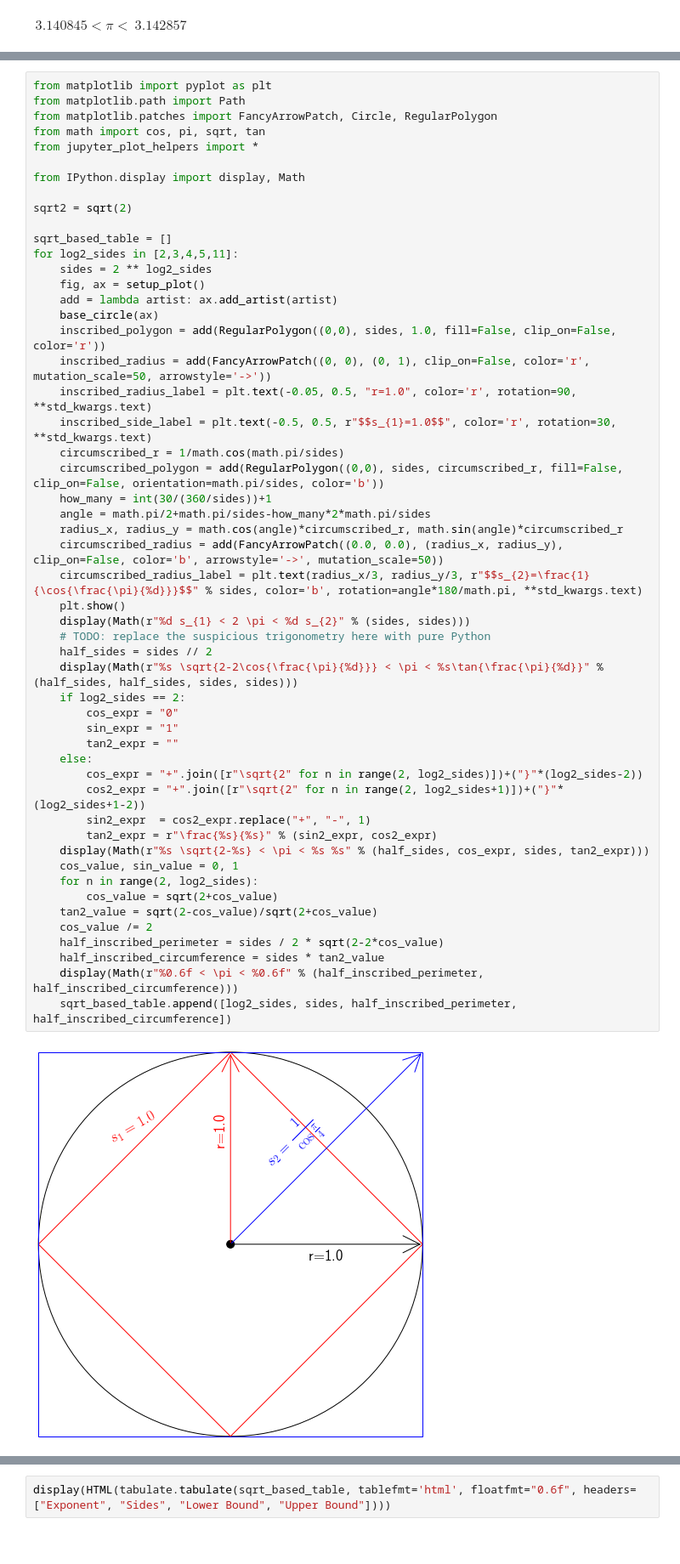
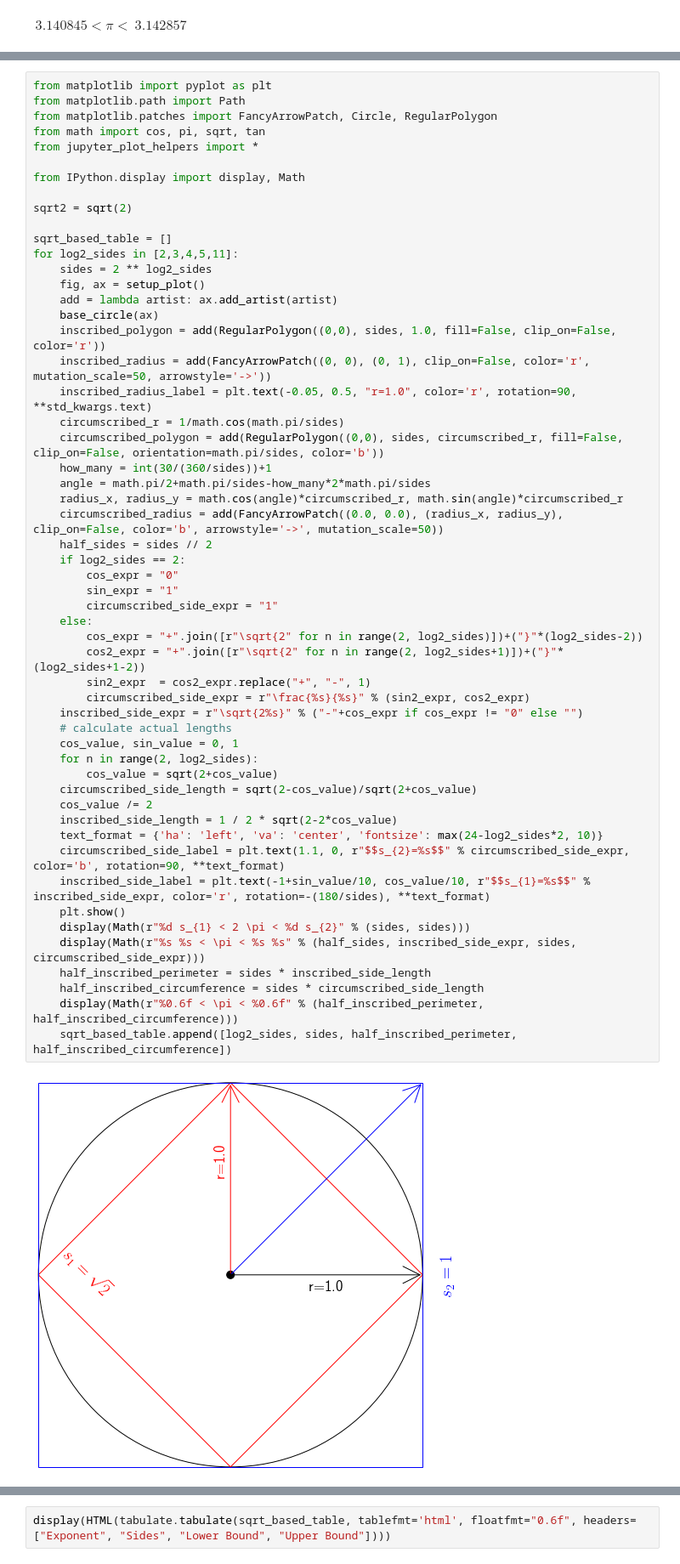
Before and after one commit to davidfraser/pi-spigot, a Jupyter notebook: talk-notes.ipynb, the cells around one changed output, grey strips where cells are left out. Shown: that part at 85% size. Saved outputs shown, nothing was run; the diff lists cells and outputs as text.

Commit message:
Removed section on trigonometry and adjusted subsequent polygon based section to refer to trig less

```diff
--- a/talk-notes.ipynb
+++ b/talk-notes.ipynb
@@ -218,44 +148,46 @@ sqrt2 = sqrt(2)
 sqrt_based_table = []
 for log2_sides in [2,3,4,5,11]:
     sides = 2 ** log2_sides
     fig, ax = setup_plot()
     add = lambda artist: ax.add_artist(artist)
     base_circle(ax)
     inscribed_polygon = add(RegularPolygon((0,0), sides, 1.0, fill=False, clip_on=False, color='r'))
     inscribed_radius = add(FancyArrowPatch((0, 0), (0, 1), clip_on=False, color='r', mutation_scale=50, arrowstyle='->'))
     inscribed_radius_label = plt.text(-0.05, 0.5, "r=1.0", color='r', rotation=90, **std_kwargs.text)
-    inscribed_side_label = plt.text(-0.5, 0.5, r"$$s_{1}=1.0$$", color='r', rotation=30, **std_kwargs.text)
     circumscribed_r = 1/math.cos(math.pi/sides)
     circumscribed_polygon = add(RegularPolygon((0,0), sides, circumscribed_r, fill=False, clip_on=False, orientation=math.pi/sides, color='b'))
     how_many = int(30/(360/sides))+1
     angle = math.pi/2+math.pi/sides-how_many*2*math.pi/sides
     radius_x, radius_y = math.cos(angle)*circumscribed_r, math.sin(angle)*circumscribed_r
     circumscribed_radius = add(FancyArrowPatch((0.0, 0.0), (radius_x, radius_y), clip_on=False, color='b', arrowstyle='->', mutation_scale=50))
-    circumscribed_radius_label = plt.text(radius_x/3, radius_y/3, r"$$s_{2}=\frac{1}{\cos{\frac{\pi}{%d}}}$$" % sides, color='b', rotation=angle*180/math.pi, **std_kwargs.text)
-    plt.show()
-    display(Math(r"%d s_{1} < 2 \pi < %d s_{2}" % (sides, sides)))
-    # TODO: replace the suspicious trigonometry here with pure Python
     half_sides = sides // 2
-    display(Math(r"%s \sqrt{2-2\cos{\frac{\pi}{%d}}} < \pi < %s\tan{\frac{\pi}{%d}}" % (half_sides, half_sides, sides, sides)))
     if log2_sides == 2:
         cos_expr = "0"
         sin_expr = "1"
-        tan2_expr = ""
+        circumscribed_side_expr = "1"
     else:
         cos_expr = "+".join([r"\sqrt{2" for n in range(2, log2_sides)])+("}"*(log2_sides-2))
         cos2_expr = "+".join([r"\sqrt{2" for n in range(2, log2_sides+1)])+("}"*(log2_sides+1-2))
         sin2_expr  = cos2_expr.replace("+", "-", 1)
-        tan2_expr = r"\frac{%s}{%s}" % (sin2_expr, cos2_expr)
-    display(Math(r"%s \sqrt{2-%s} < \pi < %s %s" % (half_sides, cos_expr, sides, tan2_expr)))
+        circumscribed_side_expr = r"\frac{%s}{%s}" % (sin2_expr, cos2_expr)
+    inscribed_side_expr = r"\sqrt{2%s}" % ("-"+cos_expr if cos_expr != "0" else "")
+    # calculate actual lengths
     cos_value, sin_value = 0, 1
     for n in range(2, log2_sides):
         cos_value = sqrt(2+cos_value)
-    tan2_value = sqrt(2-cos_value)/sqrt(2+cos_value)
+    circumscribed_side_length = sqrt(2-cos_value)/sqrt(2+cos_value)
     cos_value /= 2
-    half_inscribed_perimeter = sides / 2 * sqrt(2-2*cos_value)
-    half_inscribed_circumference = sides * tan2_value
+    inscribed_side_length = 1 / 2 * sqrt(2-2*cos_value)
+    text_format = {'ha': 'left', 'va': 'center', 'fontsize': max(24-log2_sides*2, 10)}
+    circumscribed_side_label = plt.text(1.1, 0, r"$$s_{2}=%s$$" % circumscribed_side_expr, color='b', rotation=90, **text_format)
+    inscribed_side_label = plt.text(-1+sin_value/10, cos_value/10, r"$$s_{1}=%s$$" % inscribed_side_expr, color='r', rotation=-(180/sides), **text_format)
+    plt.show()
+    display(Math(r"%d s_{1} < 2 \pi < %d s_{2}" % (sides, sides)))
+    display(Math(r"%s %s < \pi < %s %s" % (half_sides, inscribed_side_expr, sides, circumscribed_side_expr)))
+    half_inscribed_perimeter = sides * inscribed_side_length
+    half_inscribed_circumference = sides * circumscribed_side_length
     display(Math(r"%0.6f < \pi < %0.6f" % (half_inscribed_perimeter, half_inscribed_circumference)))
     sqrt_based_table.append([log2_sides, sides, half_inscribed_perimeter, half_inscribed_circumference])
 # %% [output]
-[figure, old version]
+[figure, new version]
 $\displaystyle 4 s_{1} < 2 \pi < 4 s_{2}$
```
Also changed, not shown: parts of 8 cells of this notebook.
